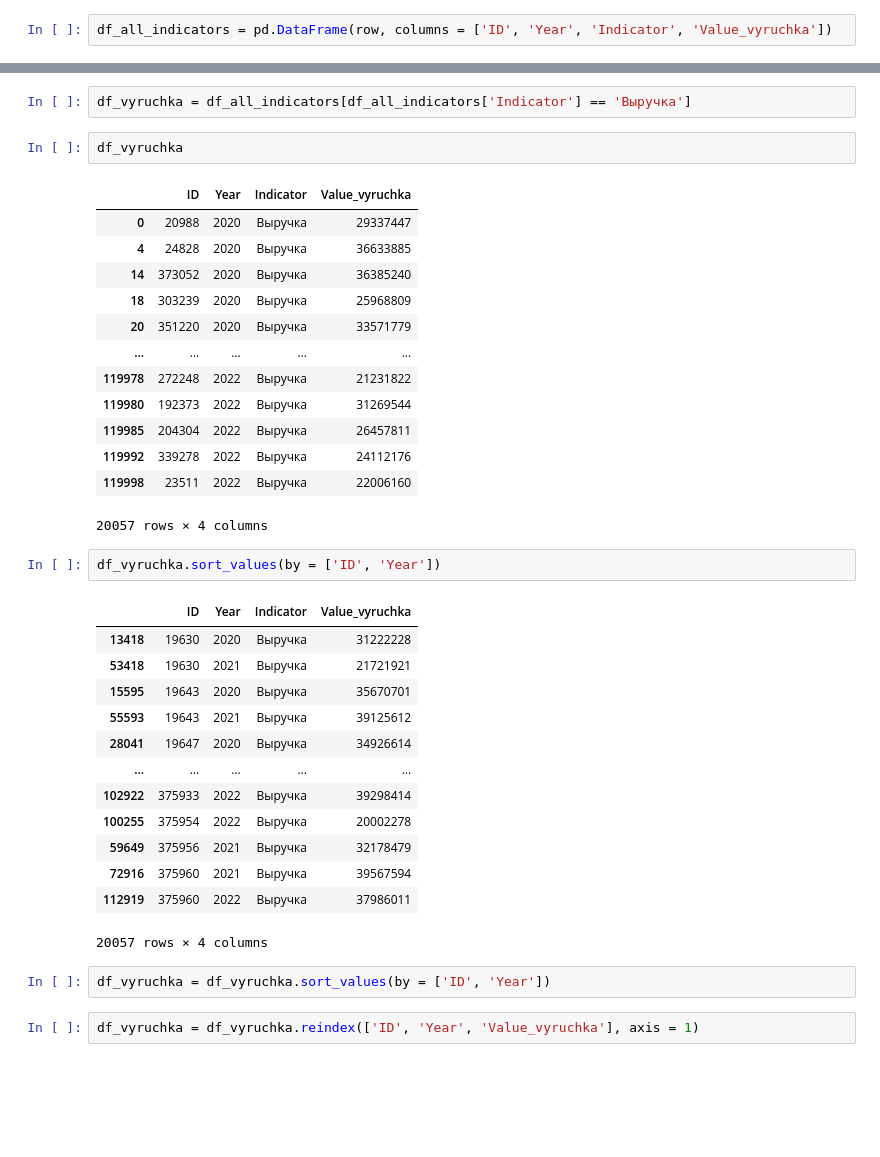
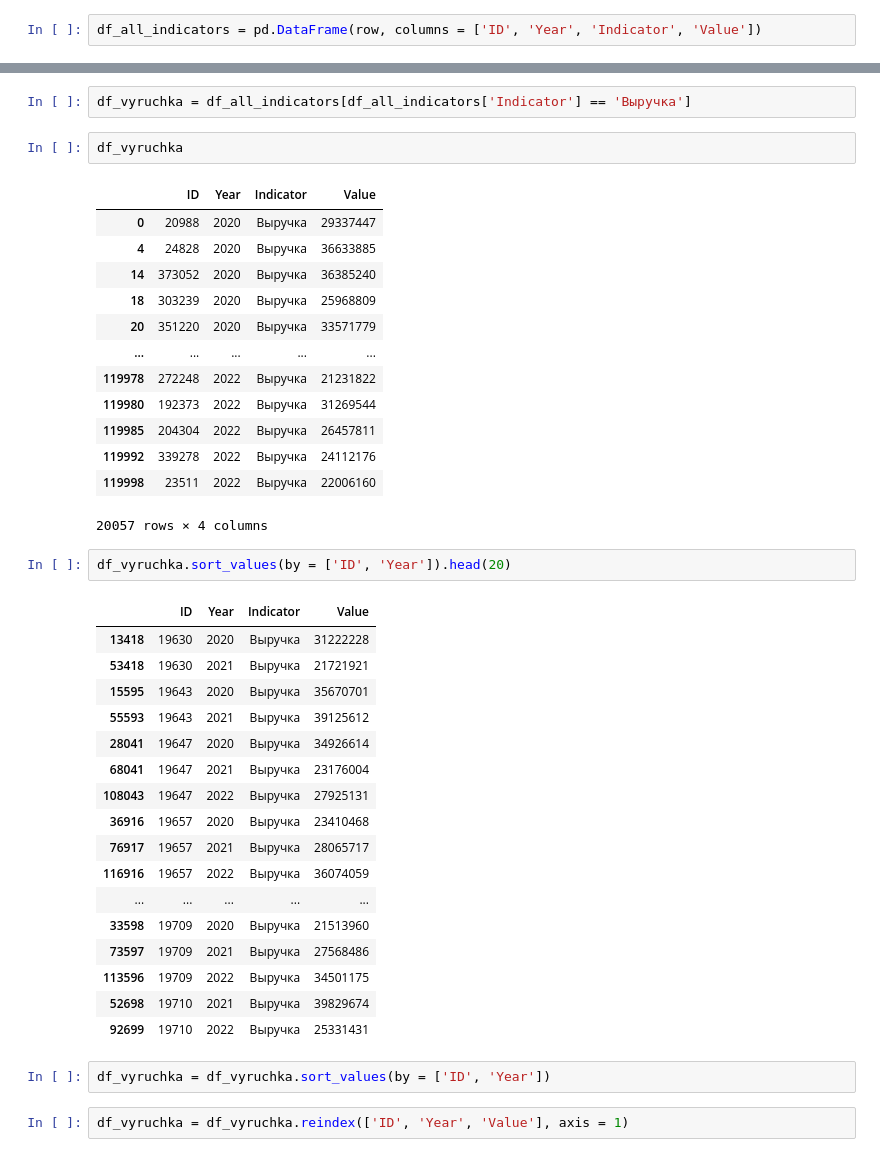
Before and after one commit to kroninam/My_notes_for_Pandas, a Jupyter notebook: 009_Комбинирование_данных_и_преобразование_формы.ipynb, the cells around one changed output, grey strips where cells are left out. Saved outputs shown, nothing was run; the diff lists cells and outputs as text; blank space fills up the shorter version.

```diff
--- a/009_Комбинирование_данных_и_преобразование_формы.ipynb
+++ b/009_Комбинирование_данных_и_преобразование_формы.ipynb
@@ -399,7 +410,7 @@ row = cursor.fetchall()
 # %%
 # row
 # %%
-df_all_indicators = pd.DataFrame(row, columns = ['ID', 'Year', 'Indicator', 'Value_vyruchka'])
+df_all_indicators = pd.DataFrame(row, columns = ['ID', 'Year', 'Indicator', 'Value'])
 # %%
 df_all_indicators
 # %% [output]
@@ -421,7 +432,7 @@ df_vyruchka = df_all_indicators[df_all_indicators['Indicator'] == 'Выручк
 # %%
 df_vyruchka
 # %% [output]
-|  | ID | Year | Indicator | Value_vyruchka |
+|  | ID | Year | Indicator | Value |
 | 0 | 20988 | 2020 | Выручка | 29337447 |
 | 4 | 24828 | 2020 | Выручка | 36633885 |
 | 14 | 373052 | 2020 | Выручка | 36385240 |
@@ -435,25 +446,29 @@ df_vyruchka
 | 119998 | 23511 | 2022 | Выручка | 22006160 |
 20057 rows × 4 columns
 # %%
-df_vyruchka.sort_values(by = ['ID', 'Year'])
+df_vyruchka.sort_values(by = ['ID', 'Year']).head(20)
 # %% [output]
-|  | ID | Year | Indicator | Value_vyruchka |
+|  | ID | Year | Indicator | Value |
 | 13418 | 19630 | 2020 | Выручка | 31222228 |
 | 53418 | 19630 | 2021 | Выручка | 21721921 |
 | 15595 | 19643 | 2020 | Выручка | 35670701 |
 | 55593 | 19643 | 2021 | Выручка | 39125612 |
 | 28041 | 19647 | 2020 | Выручка | 34926614 |
+| 68041 | 19647 | 2021 | Выручка | 23176004 |
+| 108043 | 19647 | 2022 | Выручка | 27925131 |
+| 36916 | 19657 | 2020 | Выручка | 23410468 |
+| 76917 | 19657 | 2021 | Выручка | 28065717 |
+| 116916 | 19657 | 2022 | Выручка | 36074059 |
 | ... | ... | ... | ... | ... |
-| 102922 | 375933 | 2022 | Выручка | 39298414 |
-| 100255 | 375954 | 2022 | Выручка | 20002278 |
-| 59649 | 375956 | 2021 | Выручка | 32178479 |
-| 72916 | 375960 | 2021 | Выручка | 39567594 |
-| 112919 | 375960 | 2022 | Выручка | 37986011 |
+| 33598 | 19709 | 2020 | Выручка | 21513960 |
+| 73597 | 19709 | 2021 | Выручка | 27568486 |
+| 113596 | 19709 | 2022 | Выручка | 34501175 |
+| 52698 | 19710 | 2021 | Выручка | 39829674 |
+| 92699 | 19710 | 2022 | Выручка | 25331431 |
-20057 rows × 4 columns
 # %%
 df_vyruchka = df_vyruchka.sort_values(by = ['ID', 'Year'])
 # %%
-df_vyruchka = df_vyruchka.reindex(['ID', 'Year', 'Value_vyruchka'], axis = 1)
+df_vyruchka = df_vyruchka.reindex(['ID', 'Year', 'Value'], axis = 1)
 # %%
 df_vyruchka
 # %% [output]
```
Also changed, not shown: parts of 38 cells of this notebook, 4 other files.
